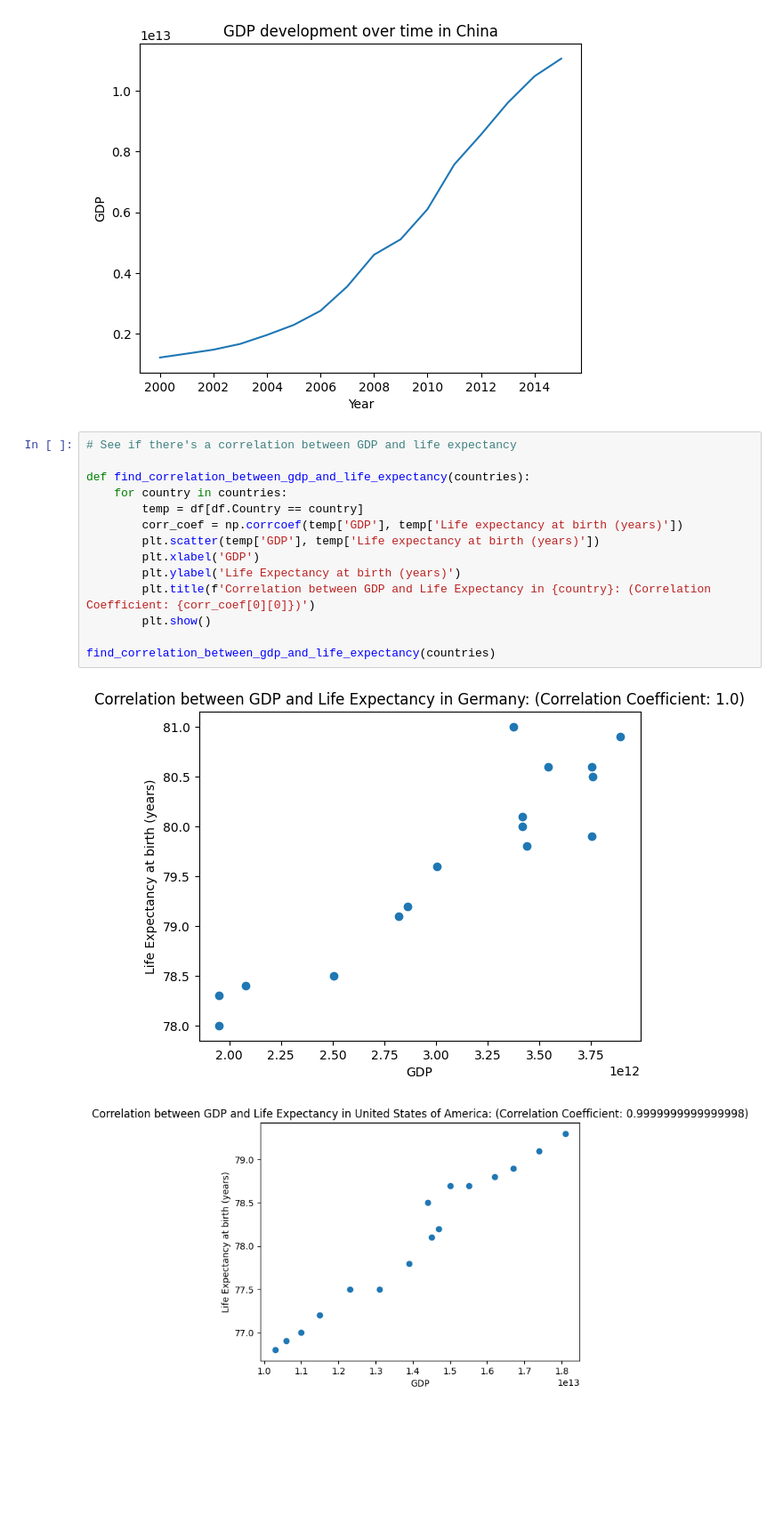
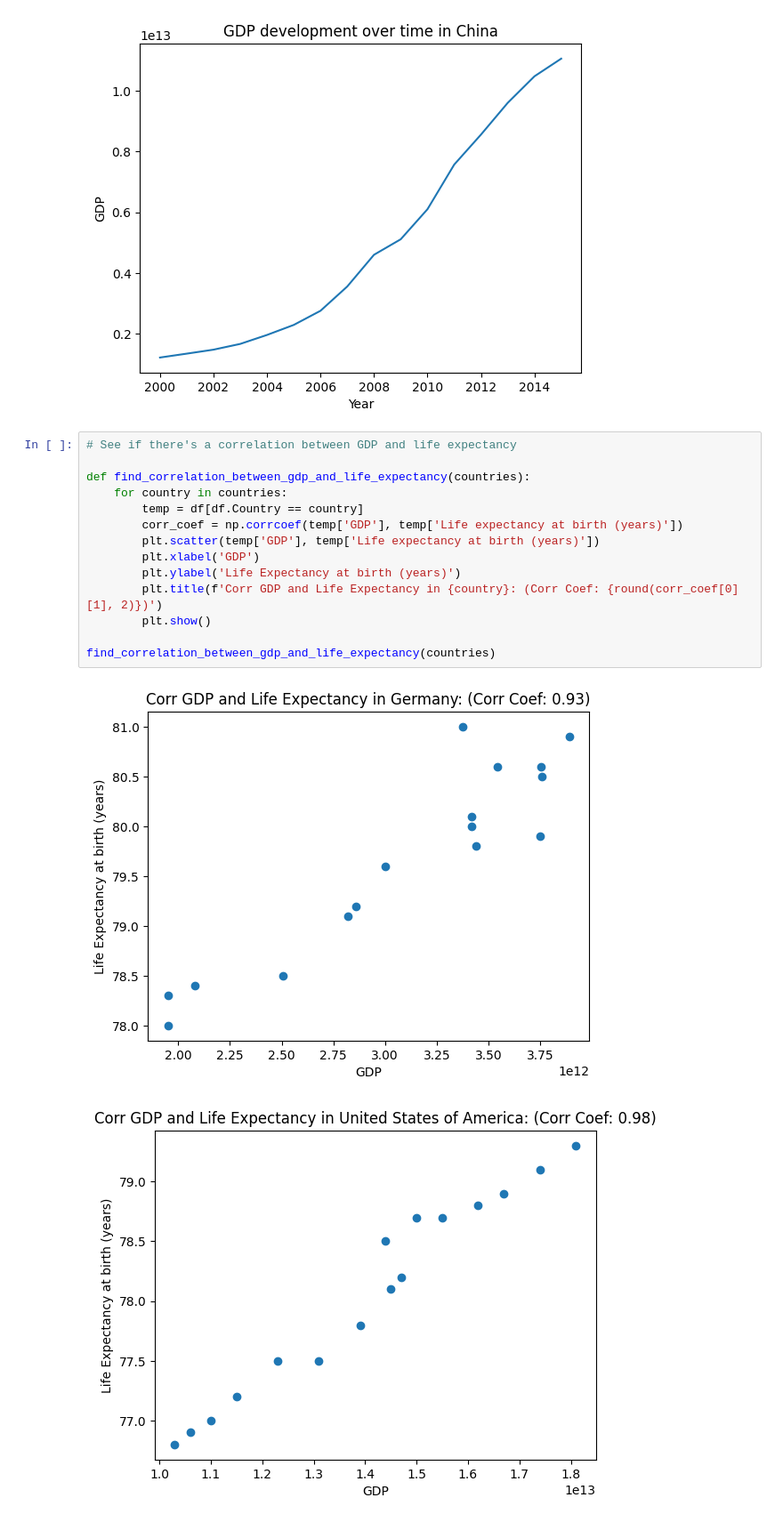
Before and after one commit to jakobhes/life-expectancy-and-gdp, a Jupyter notebook: life_expectancy_gdp.ipynb, the cells around one changed output. Shown at 89% size. Cells and saved outputs as stored; diff of their text form; blank space fills up the shorter version.

Commit message:
fixed correlation coefficient

```diff
--- a/life_expectancy_gdp.ipynb
+++ b/life_expectancy_gdp.ipynb
@@ -95,17 +95,17 @@ show_gdp_for_each_country(countries)
 # %%
 # See if there's a correlation between GDP and life expectancy
 
 def find_correlation_between_gdp_and_life_expectancy(countries):
     for country in countries:
         temp = df[df.Country == country]
         corr_coef = np.corrcoef(temp['GDP'], temp['Life expectancy at birth (years)'])
         plt.scatter(temp['GDP'], temp['Life expectancy at birth (years)'])
         plt.xlabel('GDP')
         plt.ylabel('Life Expectancy at birth (years)')
-        plt.title(f'Correlation between GDP and Life Expectancy in {country}: (Correlation Coefficient: {corr_coef[0][0]})')
+        plt.title(f'Corr GDP and Life Expectancy in {country}: (Corr Coef: {round(corr_coef[0][1], 2)})')
         plt.show()
 
 find_correlation_between_gdp_and_life_expectancy(countries)
 # %% [output]
-[figure, old version]
+[figure, new version]
-[figure, old version]
+[figure, new version]
```
Also changed, not shown: parts of 1 cell of this notebook.
